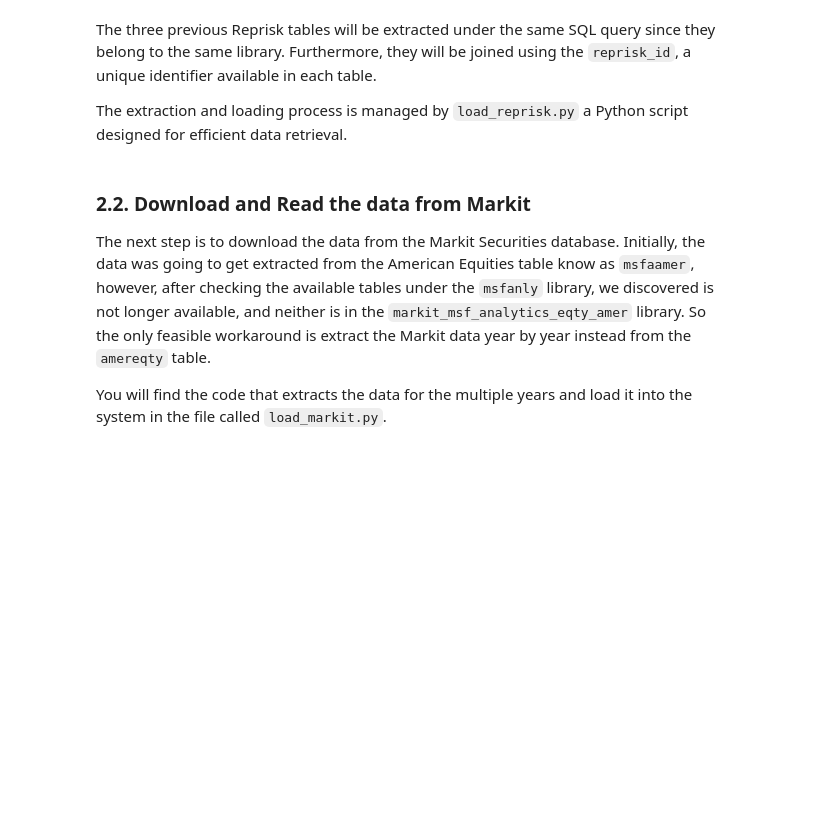
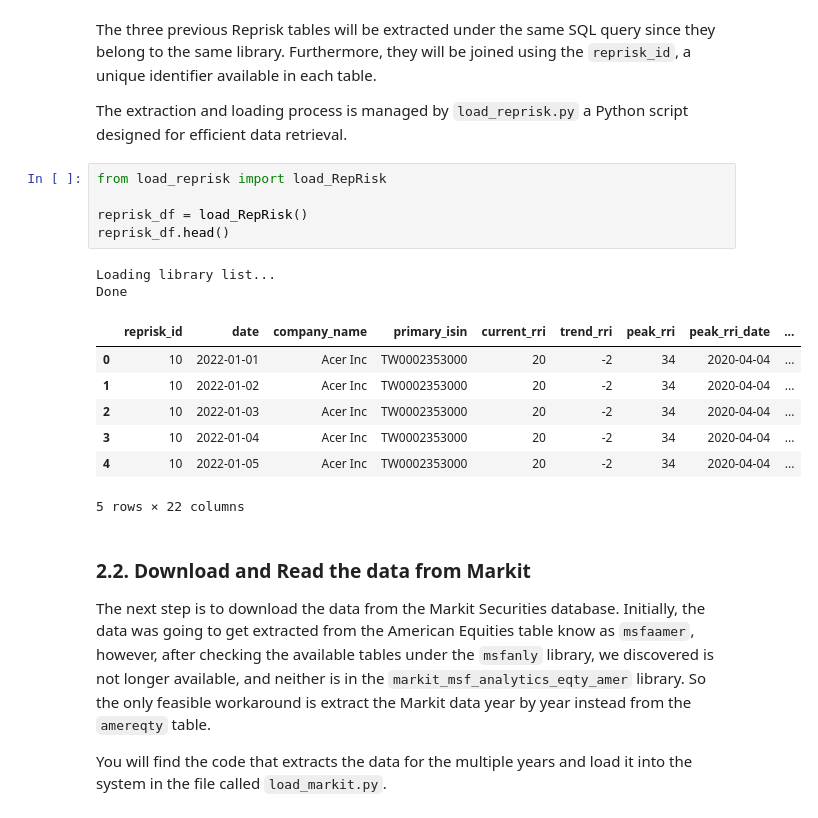
Before and after one commit to baptistepepin/FINM-32900-PROJECT, a Jupyter notebook: src/Project_Notebook.ipynb, the cells around one changed output. Drawn from its saved outputs; the diff is of its cells as text; blank space fills up the shorter version.

```diff
--- a/src/Project_Notebook.ipynb
+++ b/src/Project_Notebook.ipynb
@@ -124,6 +150,21 @@ From the `metrics` table the following variables will be extracted:
 The three previous Reprisk tables will be extracted under the same SQL query since they belong to the same library. Furthermore, they will be joined using the `reprisk_id`, a unique identifier available in each table.
 
 The extraction and loading process is managed by `load_reprisk.py` a Python script designed for efficient data retrieval.
+# %%
+from load_reprisk import load_RepRisk
+
+reprisk_df = load_RepRisk()
+reprisk_df.head()
+# %% [output]
+Loading library list...
+Done
+|  | reprisk_id | date | company_name | primary_isin | current_rri | trend_rri | peak_rri | peak_rri_date | ... |
+| 0 | 10 | 2022-01-01 | Acer Inc | TW0002353000 | 20 | -2 | 34 | 2020-04-04 | ... |
+| 1 | 10 | 2022-01-02 | Acer Inc | TW0002353000 | 20 | -2 | 34 | 2020-04-04 | ... |
+| 2 | 10 | 2022-01-03 | Acer Inc | TW0002353000 | 20 | -2 | 34 | 2020-04-04 | ... |
+| 3 | 10 | 2022-01-04 | Acer Inc | TW0002353000 | 20 | -2 | 34 | 2020-04-04 | ... |
+| 4 | 10 | 2022-01-05 | Acer Inc | TW0002353000 | 20 | -2 | 34 | 2020-04-04 | ... |
+5 rows × 22 columns
 # %% [markdown]
 ### 2.2. Download and Read the data from Markit
 
```
Also changed, not shown: parts of 31 cells of this notebook, 1 other file.
